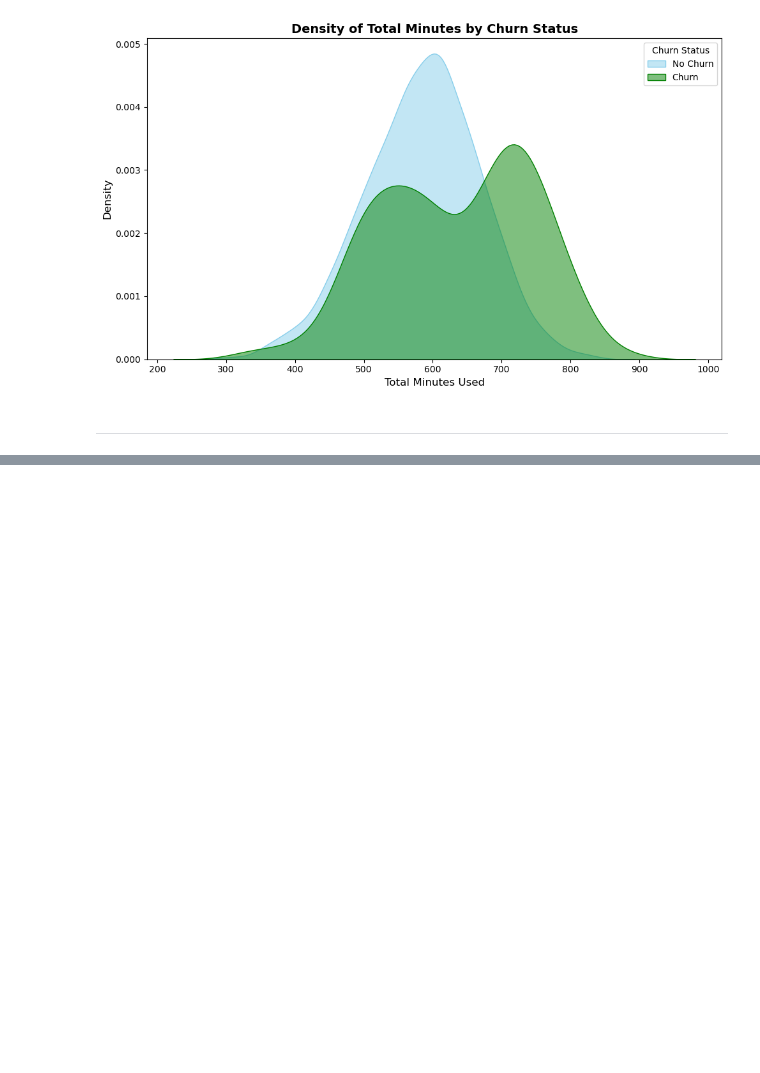
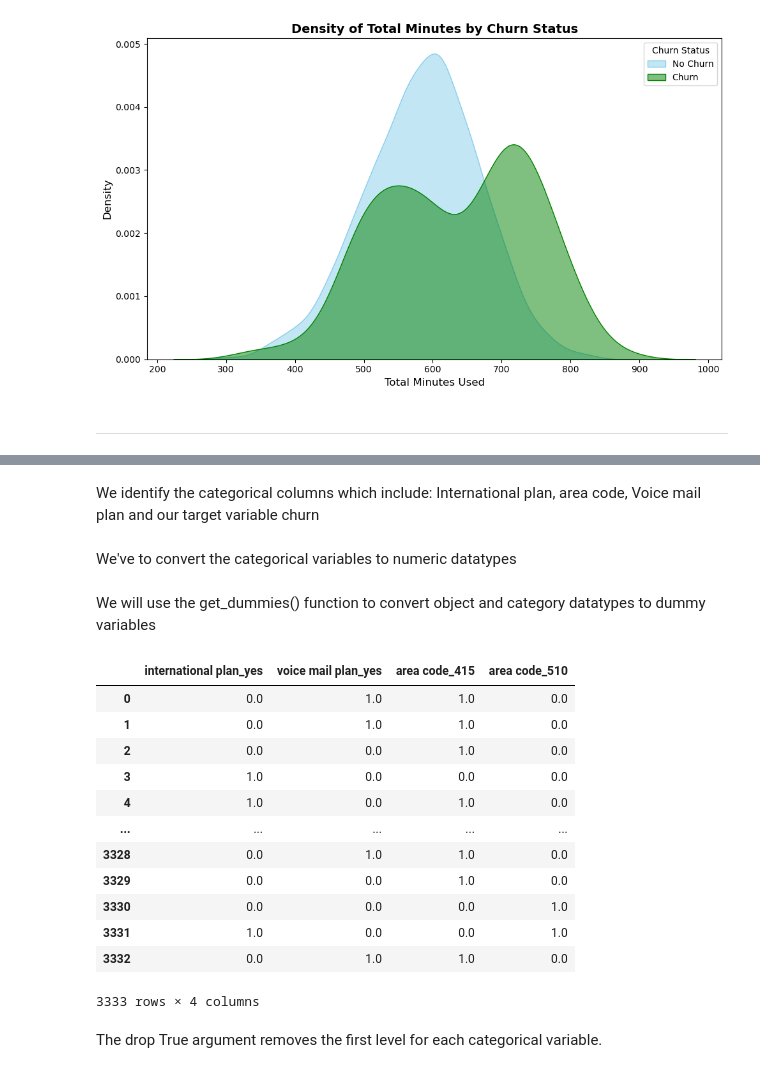
Before and after one commit to EAlmadi/Phase3_project, a Jupyter notebook: Syria-Tel.ipynb, the cells around one changed output, grey strips where cells are left out. Cells and saved outputs as stored; diff of their text form; code cells hidden in the pictures; blank space fills up the shorter version.

```diff
--- a/Syria-Tel.ipynb
+++ b/Syria-Tel.ipynb
@@ -432,0 +482,31 @@ plt.show()
+# %% [markdown]
+We identify the categorical columns which include: International plan, area code, Voice mail plan and our target variable churn
+# %% [markdown]
+We've to convert the categorical variables to numeric datatypes
+# %% [markdown]
+We will use the get_dummies() function to convert object and category datatypes to dummy variables
+# %%
+# convert categorical variables to numeric  datatype
+
+x_cat_features=['international plan', 'voice mail plan','area code']
+X_cat= pd.get_dummies(Syriatel_data[x_cat_features], drop_first =True, dtype= float)
+#The drop_first=True argument removes the first level for each categorical variable
+#the dtype=float argument converts the datatype of all the dummy variables to float
+# %%
+X_cat
+# %% [output]
+|  | international plan_yes | voice mail plan_yes | area code_415 | area code_510 |
+| 0 | 0.0 | 1.0 | 1.0 | 0.0 |
+| 1 | 0.0 | 1.0 | 1.0 | 0.0 |
+| 2 | 0.0 | 0.0 | 1.0 | 0.0 |
+| 3 | 1.0 | 0.0 | 0.0 | 0.0 |
+| 4 | 1.0 | 0.0 | 1.0 | 0.0 |
+| ... | ... | ... | ... | ... |
+| 3328 | 0.0 | 1.0 | 1.0 | 0.0 |
+| 3329 | 0.0 | 0.0 | 1.0 | 0.0 |
+| 3330 | 0.0 | 0.0 | 0.0 | 1.0 |
+| 3331 | 1.0 | 0.0 | 0.0 | 1.0 |
+| 3332 | 0.0 | 1.0 | 1.0 | 0.0 |
+3333 rows × 4 columns
+# %% [markdown]
+The drop True argument removes the first level for each categorical variable.
```
Also changed, not shown: parts of 30 cells of this notebook.
